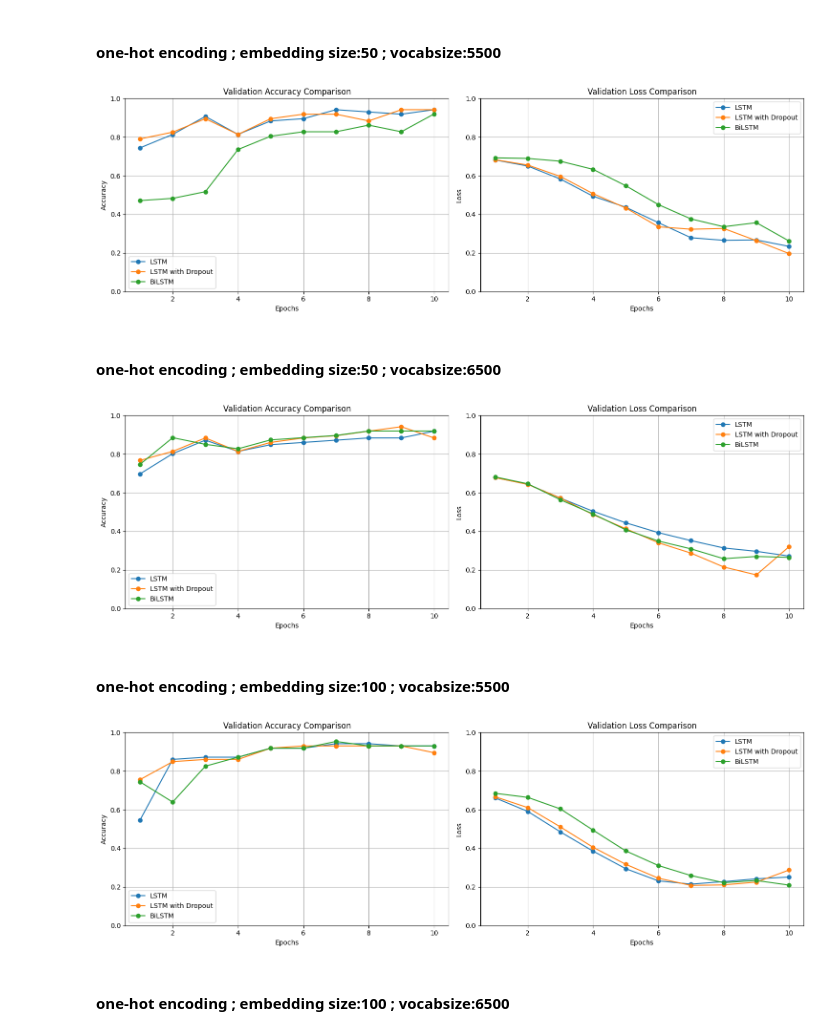
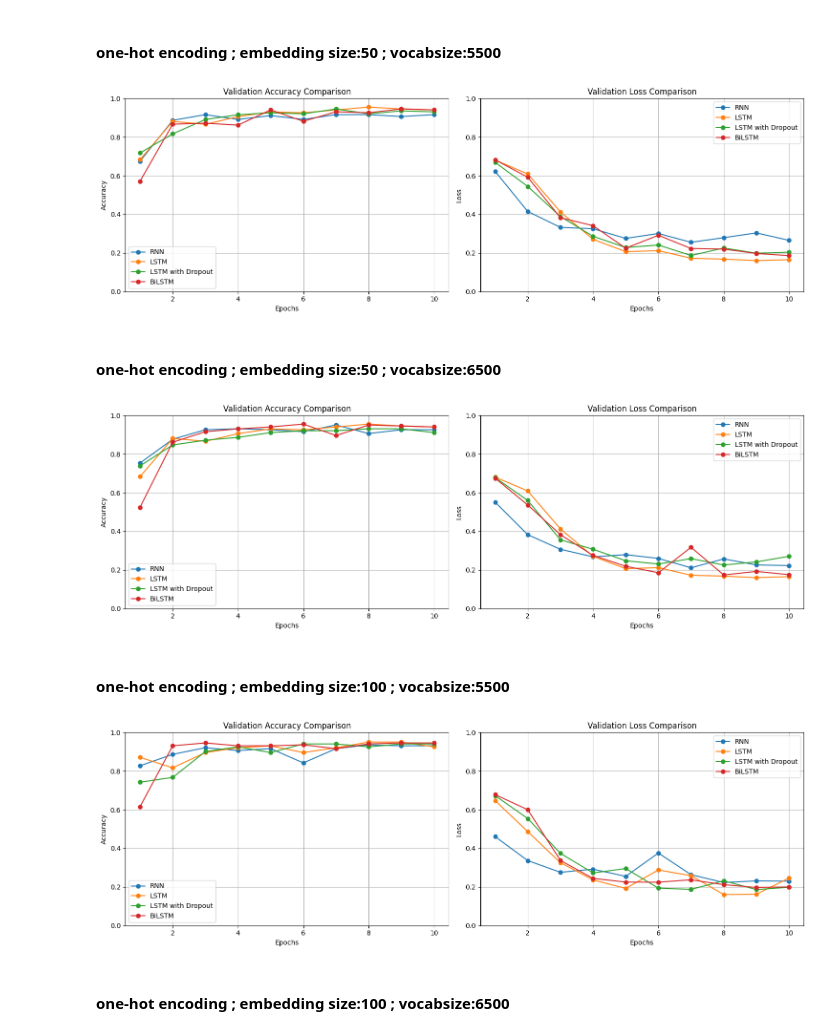
Before and after one commit to laurencia7/Penerapan-Deep-Learning-dan-Augmentasi-Data-untuk-Deteksi-Berita-Palsu-Indonesia, a Jupyter notebook: Accuracy Loss Graph.ipynb, the cells around one changed output. Cells and saved outputs as stored; diff of their text form; code cells hidden in the pictures.

```diff
--- a/Accuracy Loss Graph.ipynb
+++ b/Accuracy Loss Graph.ipynb
@@ -7,56 +7,50 @@ import matplotlib.pyplot as plt
 
 # Data
 epochs = range(1, 11)
-lstm_val_loss = [0.6816280484199524, 0.6500566005706787, 0.5827484130859375, 0.4938262104988098,
-                 0.43688976764678955, 0.3568236231803894, 0.2788093388080597, 0.2655322551727295,
-                 0.26734334230422974, 0.23408956825733185]
-lstm_val_accuracy = [0.7441860437393188, 0.8139534592628479, 0.9069767594337463, 0.8139534592628479,
-                     0.8837209343910217, 0.895348846912384, 0.9418604373931885, 0.930232584476471,
-                     0.9186046719551086, 0.9418604373931885]
 
-lstm_dropout_val_loss = [0.6825615763664246, 0.6553768515586853, 0.5962051749229431, 0.5072525143623352,
-                         0.433120459318161, 0.33561989665031433, 0.32294273376464844, 0.3268602192401886,
-                         0.2636735141277313, 0.1969529539346695]
-lstm_dropout_val_accuracy = [0.7906976938247681, 0.8255813717842102, 0.895348846912384, 0.8139534592628479,
-                             0.895348846912384, 0.9186046719551086, 0.9186046719551086, 0.8837209343910217,
-                             0.9418604373931885, 0.9418604373931885]
+rnn_val_loss= [0.6229153871536255, 0.4150297939777374, 0.33259913325309753, 0.32532864809036255, 0.2754219174385071, 0.3007690906524658, 0.2552638351917267, 0.27913832664489746, 0.3039199411869049, 0.2654193937778473]
+rnn_val_accuracy= [0.674876868724823, 0.8866994976997375, 0.9162561297416687, 0.8916256427764893, 0.9113300442695618, 0.8916256427764893, 0.9162561297416687, 0.9162561297416687, 0.9064039587974548, 0.9162561297416687]
 
-bilstm_val_loss = [0.6924790143966675, 0.6895703077316284, 0.6750077605247498, 0.6329525113105774,
-                   0.5483129024505615, 0.45046281814575195, 0.3760843276977539, 0.33594444394111633,
-                   0.3568896949291229, 0.26210540533065796]
-bilstm_val_accuracy = [0.4712643623352051, 0.48275861144065857, 0.517241358757019, 0.7356321811676025,
-                       0.8045976758003235, 0.8275862336158752, 0.8275862336158752, 0.8620689511299133,
-                       0.8275862336158752, 0.9195402264595032]
+lstm_val_loss= [0.6811675429344177, 0.6090006828308105, 0.41274529695510864, 0.27052727341651917, 0.20678268373012543, 0.21219630539417267, 0.1726158857345581, 0.16810725629329681, 0.1604808270931244, 0.1653529852628708]
+lstm_val_accuracy= [0.6831682920455933, 0.8811880946159363, 0.8663366436958313, 0.905940592288971, 0.9306930899620056, 0.9257425665855408, 0.9405940771102905, 0.9554455280303955, 0.9455445408821106, 0.9405940771102905]
+
+lstm_dropout_val_loss = [0.6695157289505005, 0.5444639325141907, 0.3887583613395691, 0.2863615155220032, 0.22810591757297516, 0.24113042652606964, 0.18705043196678162, 0.22564172744750977, 0.19879621267318726, 0.20394548773765564]
+lstm_dropout_val_accuracy = [0.7178217768669128, 0.8168317079544067, 0.8910890817642212, 0.9158415794372559, 0.9257425665855408, 0.9207921028137207, 0.9455445408821106, 0.9207921028137207, 0.9356435537338257, 0.9306930899620056]
+
+bilstm_val_loss = [0.6824328303337097, 0.5921059846878052, 0.38293734192848206, 0.34113675355911255, 0.22475014626979828, 0.29161566495895386, 0.22308744490146637, 0.22017423808574677, 0.197416752576828, 0.18618789315223694]
+bilstm_val_accuracy = [0.5714285969734192, 0.866995096206665, 0.871921181678772, 0.8620689511299133, 0.9408866763114929, 0.8817734122276306, 0.931034505367279, 0.9261083602905273, 0.9458128213882446, 0.9408866763114929]
 
 # Plotting side-by-side graphs
 fig, axs = plt.subplots(1, 2, figsize=(15, 5))
 
 # Validation Accuracy
+axs[0].plot(epochs, rnn_val_accuracy, label='RNN', marker='o')
 axs[0].plot(epochs, lstm_val_accuracy, label='LSTM', marker='o')
 axs[0].plot(epochs, lstm_dropout_val_accuracy, label='LSTM with Dropout', marker='o')
 axs[0].plot(epochs, bilstm_val_accuracy, label='BiLSTM', marker='o')
 axs[0].set_title('Validation Accuracy Comparison')
 axs[0].set_xlabel('Epochs')
 axs[0].set_ylabel('Accuracy')
 axs[0].set_ylim(0, 1)
 axs[0].legend()
 axs[0].grid(True)
 
 # Validation Loss
+axs[1].plot(epochs, rnn_val_loss, label='RNN', marker='o')
 axs[1].plot(epochs, lstm_val_loss, label='LSTM', marker='o')
 axs[1].plot(epochs, lstm_dropout_val_loss, label='LSTM with Dropout', marker='o')
 axs[1].plot(epochs, bilstm_val_loss, label='BiLSTM', marker='o')
 axs[1].set_title('Validation Loss Comparison')
 axs[1].set_xlabel('Epochs')
 axs[1].set_ylabel('Loss')
 axs[1].set_ylim(0, 1)
 axs[1].legend()
 axs[1].grid(True)
 
 plt.tight_layout()
 plt.show()
 # %% [output]
-[figure, old version]
+[figure, new version]
 # %% [markdown]
 #### one-hot encoding ; embedding size:50 ; vocabsize:6500
 # %%
@@ -64,19 +58,23 @@ import matplotlib.pyplot as plt
 
 # Data
 epochs = range(1, 11)
-lstm_val_loss = [0.6789026260375977, 0.6438916921615601, 0.5719864368438721, 0.503993570804596, 0.4442252814769745, 0.39335623383522034, 0.35192546248435974, 0.31398844718933105, 0.29658469557762146, 0.27195119857788086]
-lstm_val_accuracy = [0.6976743936538696, 0.8023256063461304, 0.8720930218696594, 0.8139534592628479, 0.8488371968269348, 0.8604651093482971, 0.8720930218696594, 0.8837209343910217, 0.8837209343910217, 0.9186046719551086]
+rnn_val_loss= [0.5516892075538635, 0.3828343451023102, 0.30698397755622864, 0.26804473996162415, 0.27919888496398926, 0.25989830493927, 0.21126560866832733, 0.25725269317626953, 0.22627250850200653, 0.22256916761398315]
+rnn_val_accuracy= [0.7536945939064026, 0.8768472671508789, 0.9261083602905273, 0.931034505367279, 0.9261083602905273, 0.9162561297416687, 0.9507389068603516, 0.9064039587974548, 0.9261083602905273, 0.9261083602905273]
 
-lstm_dropout_val_loss = [0.6782587766647339, 0.6429840922355652, 0.572672963142395, 0.4864597022533417, 0.4137265384197235, 0.34087011218070984, 0.28722822666168213, 0.2154264599084854, 0.17441421747207642, 0.320291668176651]
-lstm_dropout_val_accuracy = [0.7674418687820435, 0.8139534592628479, 0.8837209343910217, 0.8139534592628479, 0.8604651093482971, 0.8837209343910217, 0.895348846912384, 0.9186046719551086, 0.9418604373931885, 0.8837209343910217]
+lstm_val_loss= [0.6811675429344177, 0.6090006828308105, 0.41274529695510864, 0.27052727341651917, 0.20678268373012543, 0.21219630539417267, 0.1726158857345581, 0.16810725629329681, 0.1604808270931244, 0.1653529852628708]
+lstm_val_accuracy= [0.6831682920455933, 0.8811880946159363, 0.8663366436958313, 0.905940592288971, 0.9306930899620056, 0.9257425665855408, 0.9405940771102905, 0.9554455280303955, 0.9455445408821106, 0.9405940771102905]
 
-bilstm_val_loss = [0.6817720532417297, 0.6462432742118835, 0.5632672309875488, 0.49012503027915955, 0.4080825448036194, 0.3498099446296692, 0.3091992735862732, 0.25828179717063904, 0.26999256014823914, 0.265097439289093]
-bilstm_val_accuracy = [0.7471264600753784, 0.8850574493408203, 0.8505747318267822, 0.8275862336158752, 0.8735632300376892, 0.8850574493408203, 0.8965517282485962, 0.9195402264595032, 0.9195402264595032, 0.9195402264595032]
+lstm_dropout_val_loss = [0.6784437894821167, 0.5598582625389099, 0.35605505108833313, 0.3072670102119446, 0.24772809445858002, 0.2309456765651703, 0.25872328877449036, 0.22570805251598358, 0.24179406464099884, 0.27076131105422974]
+lstm_dropout_val_accuracy = [0.738916277885437, 0.8472906351089478, 0.871921181678772, 0.8866994976997375, 0.9113300442695618, 0.9211822748184204, 0.9211822748184204, 0.931034505367279, 0.931034505367279, 0.9113300442695618]
+
+bilstm_val_loss = [0.6754884719848633, 0.5364222526550293, 0.3829061686992645, 0.27540940046310425, 0.21909482777118683, 0.1856100857257843, 0.3174871802330017, 0.17412787675857544, 0.1924114227294922, 0.1756247580051422]
+bilstm_val_accuracy = [0.5247524976730347, 0.8613861203193665, 0.9158415794372559, 0.9306930899620056, 0.9405940771102905, 0.9554455280303955, 0.896039605140686, 0.9504950642585754, 0.9455445408821106, 0.9405940771102905]
 
 # Plotting side-by-side graphs
 fig, axs = plt.subplots(1, 2, figsize=(15, 5))
 
 # Validation Accuracy
+axs[0].plot(epochs, rnn_val_accuracy, label='RNN', marker='o')
 axs[0].plot(epochs, lstm_val_accuracy, label='LSTM', marker='o')
 axs[0].plot(epochs, lstm_dropout_val_accuracy, label='LSTM with Dropout', marker='o')
 axs[0].plot(epochs, bilstm_val_accuracy, label='BiLSTM', marker='o')
@@ -88,6 +86,7 @@ axs[0].legend()
 axs[0].grid(True)
 
 # Validation Loss
+axs[1].plot(epochs, rnn_val_loss, label='RNN', marker='o')
 axs[1].plot(epochs, lstm_val_loss, label='LSTM', marker='o')
 axs[1].plot(epochs, lstm_dropout_val_loss, label='LSTM with Dropout', marker='o')
 axs[1].plot(epochs, bilstm_val_loss, label='BiLSTM', marker='o')
@@ -101,7 +100,7 @@ axs[1].grid(True)
 plt.tight_layout()
 plt.show()
 # %% [output]
-[figure, old version]
+[figure, new version]
 # %% [markdown]
 #### one-hot encoding ; embedding size:100 ; vocabsize:5500
 # %%
@@ -109,19 +108,23 @@ import matplotlib.pyplot as plt
 
 # Data
 epochs = range(1, 11)
-lstm_val_loss = [0.6614634394645691, 0.5912608504295349, 0.4852210581302643, 0.3856232762336731, 0.2946281433105469, 0.23166261613368988, 0.21459655463695526, 0.22780463099479675, 0.24214434623718262, 0.2515200674533844]
-lstm_val_accuracy = [0.5465116500854492, 0.8604651093482971, 0.8720930218696594, 0.8720930218696594, 0.9186046719551086, 0.9186046719551086, 0.9418604373931885, 0.9418604373931885, 0.930232584476471, 0.930232584476471]
+rnn_val_loss= [0.4608953595161438, 0.3365793526172638, 0.27601540088653564, 0.2918757498264313, 0.25503289699554443, 0.37573137879371643, 0.26359766721725464, 0.22301557660102844, 0.2316126823425293, 0.2301531434059143]
+rnn_val_accuracy= [0.8275862336158752, 0.8866994976997375, 0.9211822748184204, 0.9064039587974548, 0.9162561297416687, 0.8423645496368408, 0.9162561297416687, 0.935960590839386, 0.931034505367279, 0.931034505367279]
 
-lstm_dropout_val_loss = [0.6671890616416931, 0.6109859943389893, 0.510964572429657, 0.40553292632102966, 0.3173643946647644, 0.24538634717464447, 0.2080090045928955, 0.21087566018104553, 0.22513912618160248, 0.287625789642334]
-lstm_dropout_val_accuracy = [0.7558139562606812, 0.8488371968269348, 0.8604651093482971, 0.8604651093482971, 0.9186046719551086, 0.930232584476471, 0.930232584476471, 0.930232584476471, 0.930232584476471, 0.895348846912384]
+lstm_val_loss= [0.6474273800849915, 0.48683488368988037, 0.3259507119655609, 0.23659202456474304, 0.19252412021160126, 0.2880413234233856, 0.2585379183292389, 0.16077683866024017, 0.16236497461795807, 0.246217742562294]
+lstm_val_accuracy= [0.8712871074676514, 0.8168317079544067, 0.896039605140686, 0.9207921028137207, 0.9306930899620056, 0.896039605140686, 0.9207921028137207, 0.9504950642585754, 0.9504950642585754, 0.9257425665855408]
 
-bilstm_val_loss = [0.6850683689117432, 0.6638551950454712, 0.6042435765266418, 0.4943378269672394, 0.3868127763271332, 0.3110233247280121, 0.25900566577911377, 0.22239379584789276, 0.23345166444778442, 0.20962315797805786]
-bilstm_val_accuracy = [0.7441860437393188, 0.6395348906517029, 0.8255813717842102, 0.8720930218696594, 0.9186046719551086, 0.9186046719551086, 0.9534883499145508, 0.930232584476471, 0.930232584476471, 0.930232584476471]
+lstm_dropout_val_loss = [0.6731629371643066, 0.5543695688247681, 0.37399744987487793, 0.2726382911205292, 0.295437753200531, 0.1939772218465805, 0.18751823902130127, 0.2321338653564453, 0.18638481199741364, 0.19870206713676453]
+lstm_dropout_val_accuracy = [0.7425742745399475, 0.7673267126083374, 0.9009901285171509, 0.9257425665855408, 0.896039605140686, 0.9405940771102905, 0.9405940771102905, 0.9257425665855408, 0.9405940771102905, 0.9405940771102905]
+
+bilstm_val_loss = [0.6783263087272644, 0.6000412702560425, 0.3375374674797058, 0.24439175426959991, 0.2253236025571823, 0.22475534677505493, 0.23712429404258728, 0.2120264768600464, 0.19731846451759338, 0.20023904740810394]
+bilstm_val_accuracy = [0.6157635450363159, 0.931034505367279, 0.9458128213882446, 0.931034505367279, 0.931034505367279, 0.935960590839386, 0.9162561297416687, 0.9408866763114929, 0.9458128213882446, 0.9458128213882446]
 
 # Plotting side-by-side graphs
 fig, axs = plt.subplots(1, 2, figsize=(15, 5))
 
 # Validation Accuracy
+axs[0].plot(epochs, rnn_val_accuracy, label='RNN', marker='o')
 axs[0].plot(epochs, lstm_val_accuracy, label='LSTM', marker='o')
 axs[0].plot(epochs, lstm_dropout_val_accuracy, label='LSTM with Dropout', marker='o')
 axs[0].plot(epochs, bilstm_val_accuracy, label='BiLSTM', marker='o')
@@ -133,6 +136,7 @@ axs[0].legend()
 axs[0].grid(True)
 
 # Validation Loss
+axs[1].plot(epochs, rnn_val_loss, label='RNN', marker='o')
 axs[1].plot(epochs, lstm_val_loss, label='LSTM', marker='o')
 axs[1].plot(epochs, lstm_dropout_val_loss, label='LSTM with Dropout', marker='o')
 axs[1].plot(epochs, bilstm_val_loss, label='BiLSTM', marker='o')
@@ -146,7 +150,7 @@ axs[1].grid(True)
 plt.tight_layout()
 plt.show()
 # %% [output]
-[figure, old version]
+[figure, new version]
 # %% [markdown]
 #### one-hot encoding ; embedding size:100 ; vocabsize:6500
 # %%
```
Also changed, not shown: parts of 14 cells of this notebook, 5 other files.
